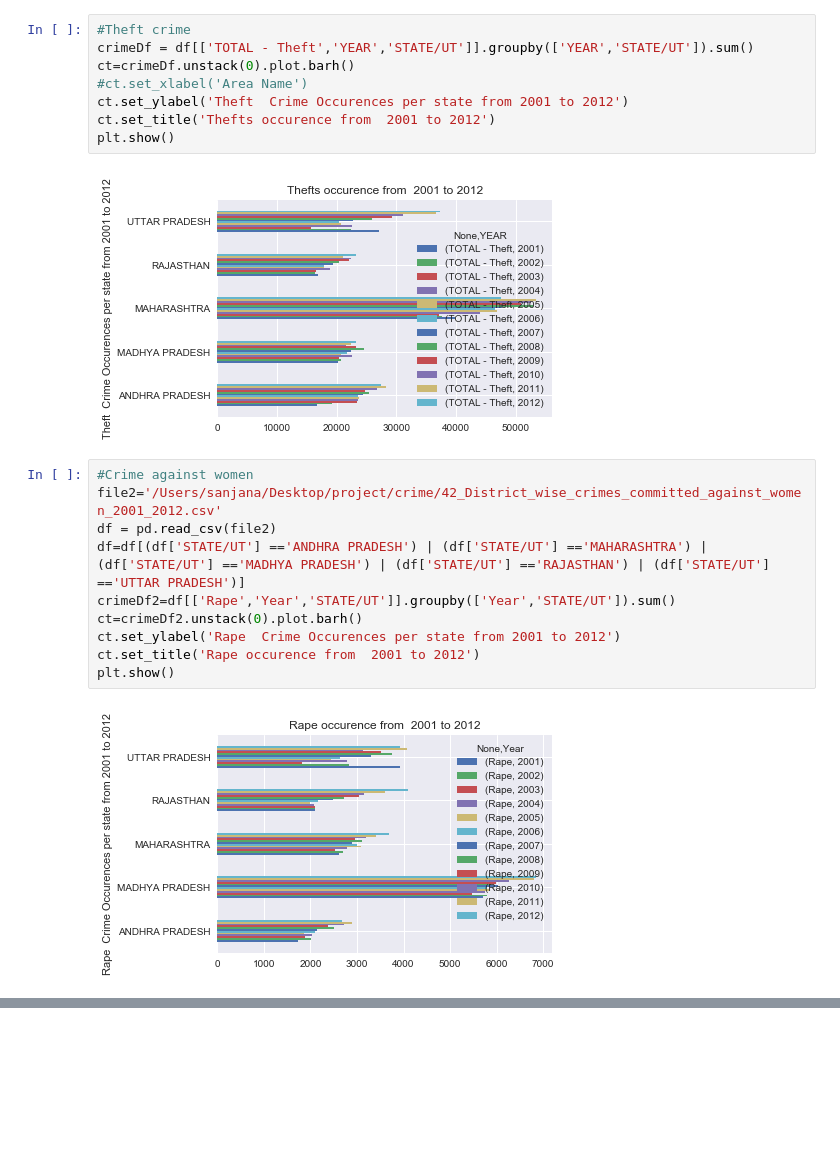
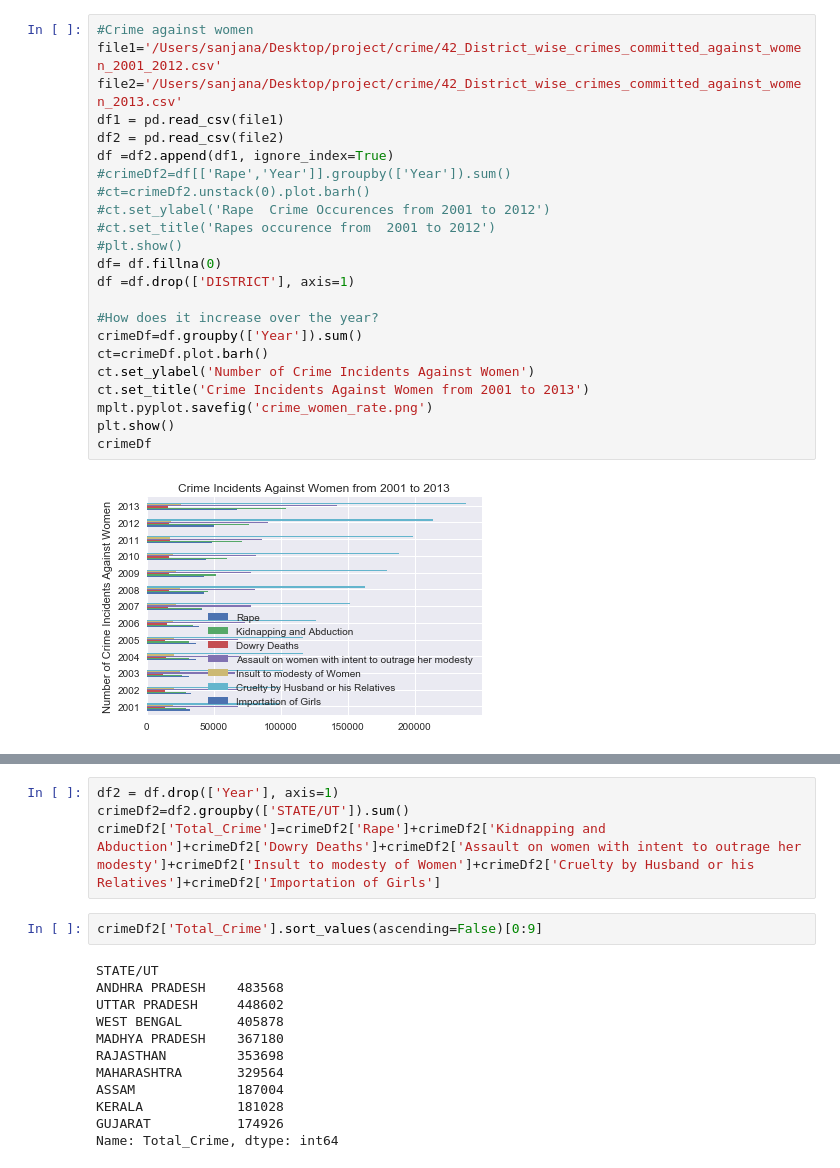
Before and after one commit to 23sanj/data_incubator_challenge, a Jupyter notebook: plot2.ipynb, the cells around one changed output, grey strips where cells are left out. Saved outputs shown, nothing was run; the diff lists cells and outputs as text; blank space fills up the shorter version.

```diff
--- a/plot2.ipynb
+++ b/plot2.ipynb
@@ -14,22 +19,25 @@ df=df[(df['STATE/UT'] =='ANDHRA PRADESH') | (df['STATE/UT'] =='MAHARASHTRA') | (
-# %%
-#Theft crime
-crimeDf = df[['TOTAL - Theft','YEAR','STATE/UT']].groupby(['YEAR','STATE/UT']).sum()
-ct=crimeDf.unstack(0).plot.barh()
-#ct.set_xlabel('Area Name')
-ct.set_ylabel('Theft  Crime Occurences per state from 2001 to 2012')
-ct.set_title('Thefts occurence from  2001 to 2012')
-plt.show()
-# %% [output]
-[figure, removed]
 # %%
 #Crime against women
-file2='/Users/sanjana/Desktop/project/crime/42_District_wise_crimes_committed_against_women_2001_2012.csv'
-df = pd.read_csv(file2)
-df=df[(df['STATE/UT'] =='ANDHRA PRADESH') | (df['STATE/UT'] =='MAHARASHTRA') | (df['STATE/UT'] =='MADHYA PRADESH') | (df['STATE/UT'] =='RAJASTHAN') | (df['STATE/UT'] =='UTTAR PRADESH')]
-crimeDf2=df[['Rape','Year','STATE/UT']].groupby(['Year','STATE/UT']).sum()
-ct=crimeDf2.unstack(0).plot.barh()
-ct.set_ylabel('Rape  Crime Occurences per state from 2001 to 2012')
-ct.set_title('Rape occurence from  2001 to 2012')
+file1='/Users/sanjana/Desktop/project/crime/42_District_wise_crimes_committed_against_women_2001_2012.csv'
+file2='/Users/sanjana/Desktop/project/crime/42_District_wise_crimes_committed_against_women_2013.csv'
+df1 = pd.read_csv(file1)
+df2 = pd.read_csv(file2)
+df =df2.append(df1, ignore_index=True)
+#crimeDf2=df[['Rape','Year']].groupby(['Year']).sum()
+#ct=crimeDf2.unstack(0).plot.barh()
+#ct.set_ylabel('Rape  Crime Occurences from 2001 to 2012')
+#ct.set_title('Rapes occurence from  2001 to 2012')
+#plt.show()
+df= df.fillna(0)
+df =df.drop(['DISTRICT'], axis=1)
+
+#How does it increase over the year?
+crimeDf=df.groupby(['Year']).sum()
+ct=crimeDf.plot.barh()
+ct.set_ylabel('Number of Crime Incidents Against Women')
+ct.set_title('Crime Incidents Against Women from 2001 to 2013')
+mplt.pyplot.savefig('crime_women_rate.png')
 plt.show()
+crimeDf
 # %% [output]
-[figure, old version]
+[figure, new version]
@@ -36 +59,19 @@ plt.show()
+# %%
+df2 = df.drop(['Year'], axis=1)
+crimeDf2=df2.groupby(['STATE/UT']).sum()
+crimeDf2['Total_Crime']=crimeDf2['Rape']+crimeDf2['Kidnapping and Abduction']+crimeDf2['Dowry Deaths']+crimeDf2['Assault on women with intent to outrage her modesty']+crimeDf2['Insult to modesty of Women']+crimeDf2['Cruelty by Husband or his Relatives']+crimeDf2['Importation of Girls']
+# %%
+crimeDf2['Total_Crime'].sort_values(ascending=False)[0:9]
+# %% [output]
+STATE/UT
+ANDHRA PRADESH    483568
+UTTAR PRADESH     448602
+WEST BENGAL       405878
+MADHYA PRADESH    367180
+RAJASTHAN         353698
+MAHARASHTRA       329564
+ASSAM             187004
+KERALA            181028
+GUJARAT           174926
+Name: Total_Crime, dtype: int64
 # %%
```
Also changed, not shown: parts of 11 cells of this notebook, 11 other files.
